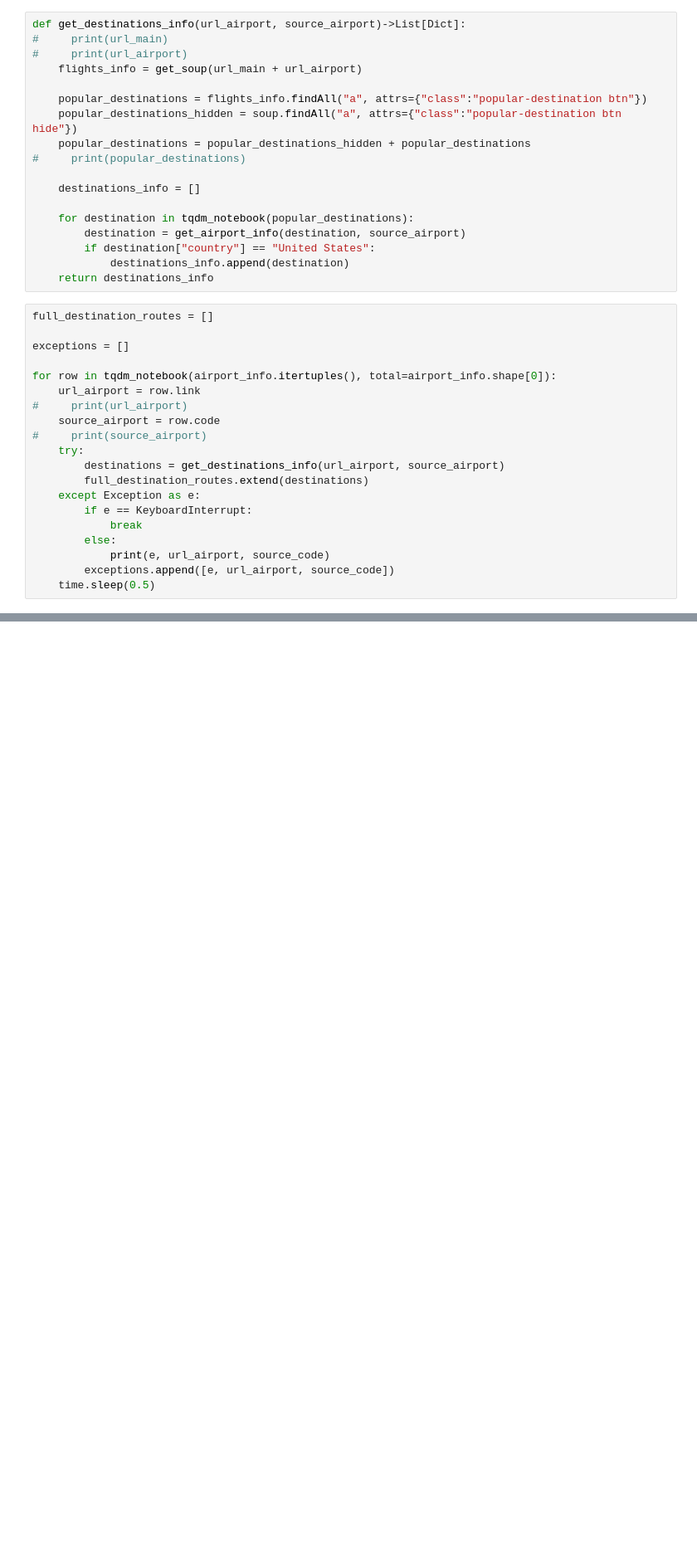
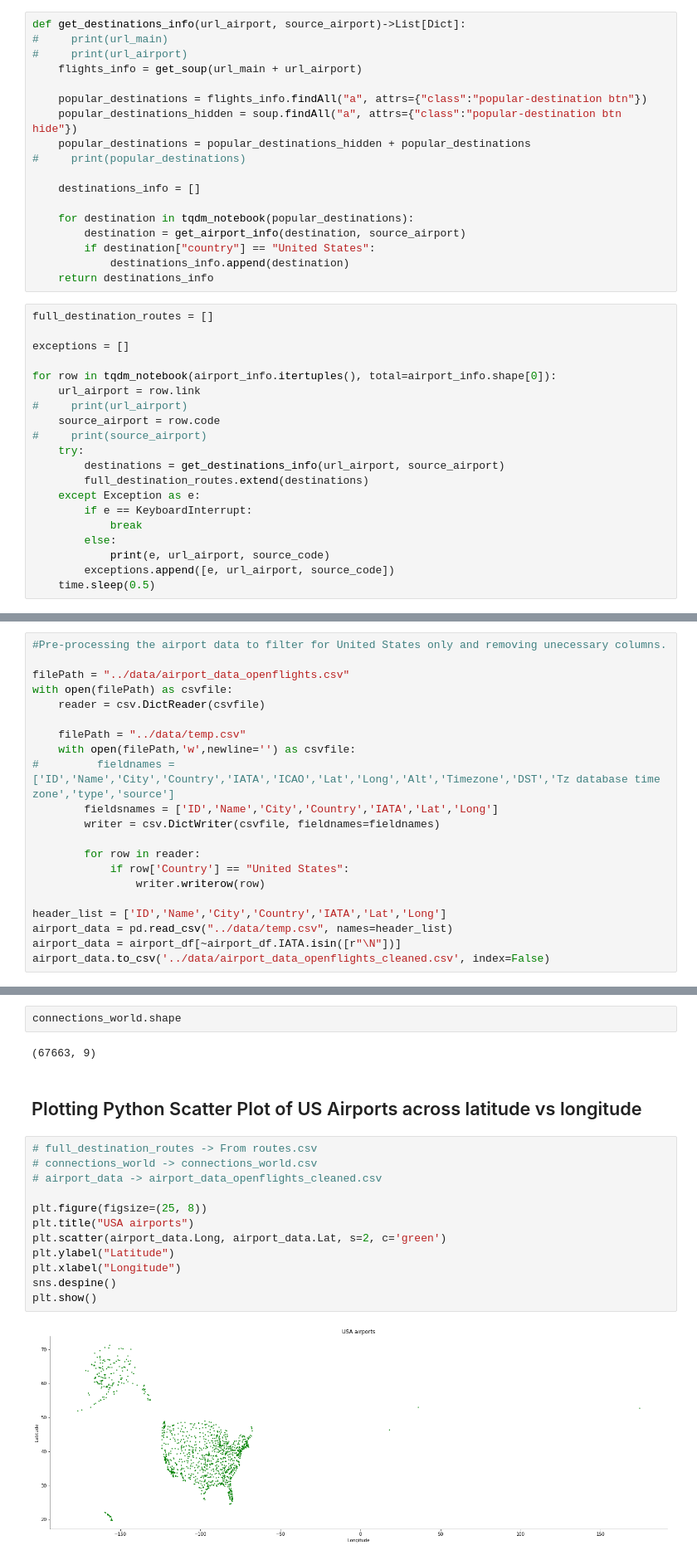
Before and after one commit to RipanHalder/Virus-Spread-Simulation-PSA-Final-Project, a Jupyter notebook: data-parsing/flight-connections-usa.ipynb, the cells around one changed output, grey strips where cells are left out. Shown at 83% size. Saved outputs shown, nothing was run; the diff lists cells and outputs as text; blank space fills up the shorter version.

Commit message:
Cleaning and pre-processing the data for airport, connections and population

```diff
--- a/data-parsing/flight-connections-usa.ipynb
+++ b/data-parsing/flight-connections-usa.ipynb
@@ -138,0 +151,21 @@ result
+# %%
+#Pre-processing the airport data to filter for United States only and removing unecessary columns.
+
+filePath = "../data/airport_data_openflights.csv"
+with open(filePath)	as csvfile:
+    reader = csv.DictReader(csvfile)
+
+    filePath = "../data/temp.csv"
+    with open(filePath,'w',newline='') as csvfile:
+#         fieldnames = ['ID','Name','City','Country','IATA','ICAO','Lat','Long','Alt','Timezone','DST','Tz database time zone','type','source']
+        fieldsnames = ['ID','Name','City','Country','IATA','Lat','Long']
+        writer = csv.DictWriter(csvfile, fieldnames=fieldnames)
+
+        for row in reader:
+            if row['Country'] == "United States":
+                writer.writerow(row)
+
+header_list = ['ID','Name','City','Country','IATA','Lat','Long']
+airport_data = pd.read_csv("../data/temp.csv", names=header_list)
+airport_data = airport_df[~airport_df.IATA.isin([r"\N"])]
+airport_data.to_csv('../data/airport_data_openflights_cleaned.csv', index=False)
@@ -138,0 +189,20 @@ result
+# %%
+connections_world.shape
+# %% [output]
+(67663, 9)
+# %% [markdown]
+## Plotting Python Scatter Plot of US Airports across latitude vs longitude
+# %%
+# full_destination_routes -> From routes.csv
+# connections_world -> connections_world.csv
+# airport_data -> airport_data_openflights_cleaned.csv
+
+plt.figure(figsize=(25, 8))
+plt.title("USA airports")
+plt.scatter(airport_data.Long, airport_data.Lat, s=2, c='green')
+plt.ylabel("Latitude")
+plt.xlabel("Longitude")
+sns.despine()
+plt.show()
+# %% [output]
+[figure, added]
```
Also changed, not shown: parts of 23 cells of this notebook, 5 other files.
